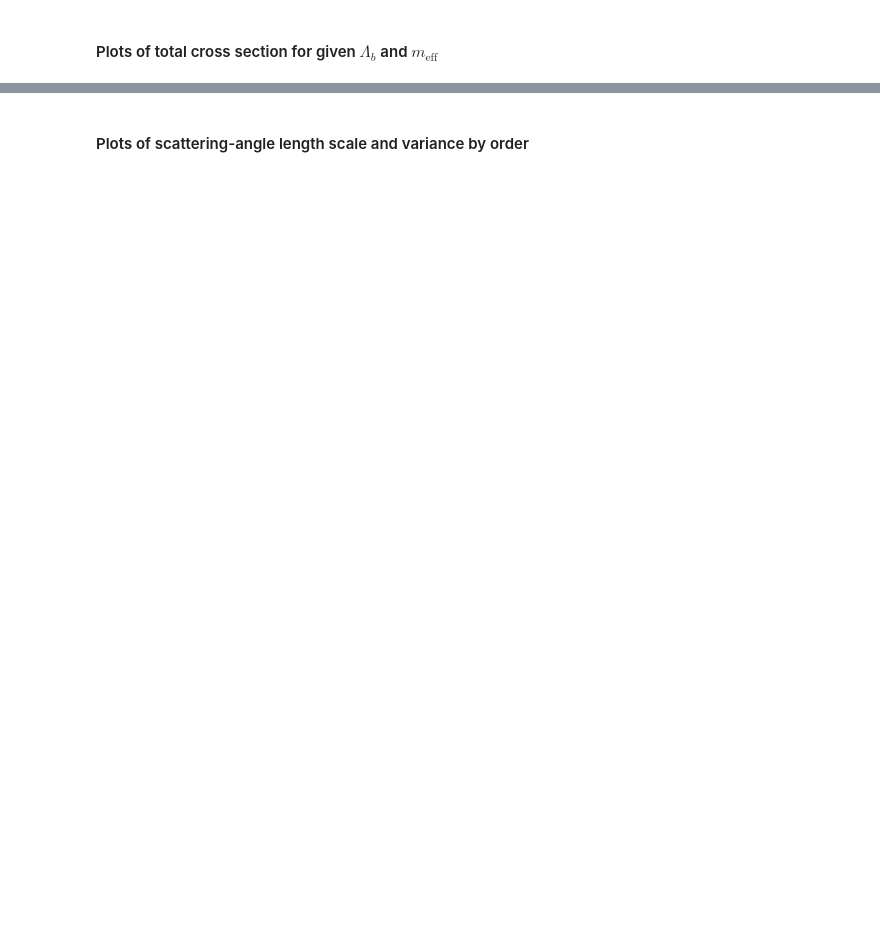
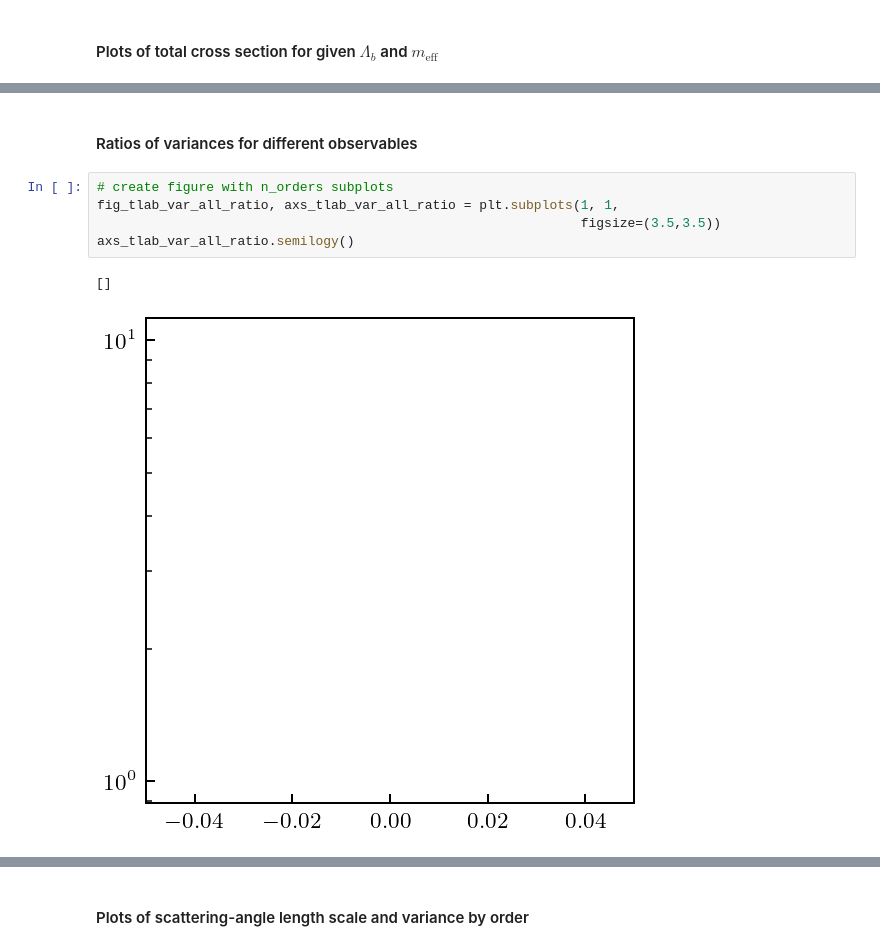
Before and after one commit to buqeye/modern_nn_potentials, a Jupyter notebook: notebooks/paper_figures_2.ipynb, the cells around one changed output, grey strips where cells are left out. Saved outputs shown, nothing was run; the diff lists cells and outputs as text; blank space fills up the shorter version.

```diff
--- a/notebooks/paper_figures_2.ipynb
+++ b/notebooks/paper_figures_2.ipynb
@@ -384,0 +703,10 @@ for i, curve in enumerate(SGT_coeffs[1:, :]):
+# %% [markdown]
+#### Ratios of variances for different observables
+# %%
+# create figure with n_orders subplots
+fig_tlab_var_all_ratio, axs_tlab_var_all_ratio = plt.subplots(1, 1,
+                                                              figsize=(3.5,3.5))
+axs_tlab_var_all_ratio.semilogy()
+# %% [output]
+[]
+[figure, added]
```
Also changed, not shown: parts of 25 cells of this notebook, 26 other files.
